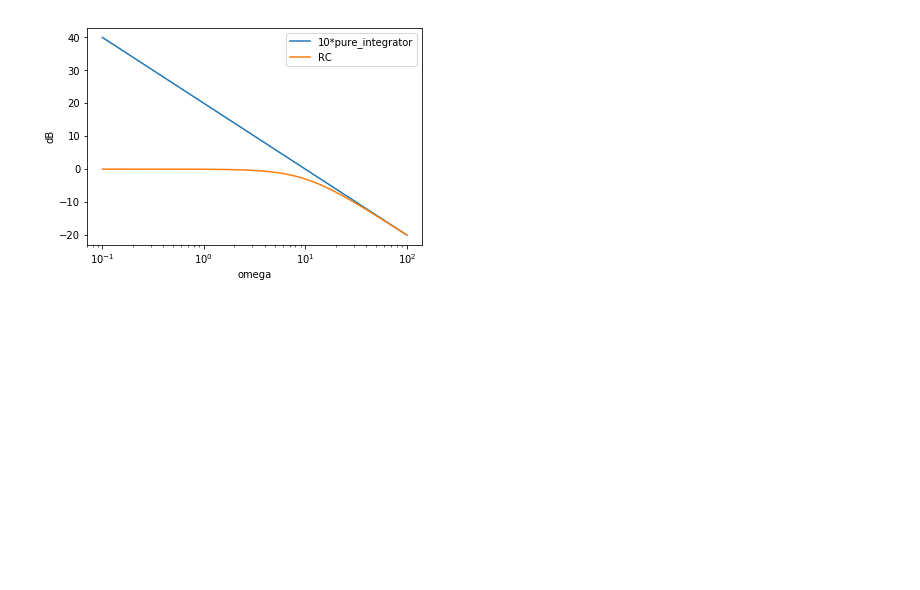
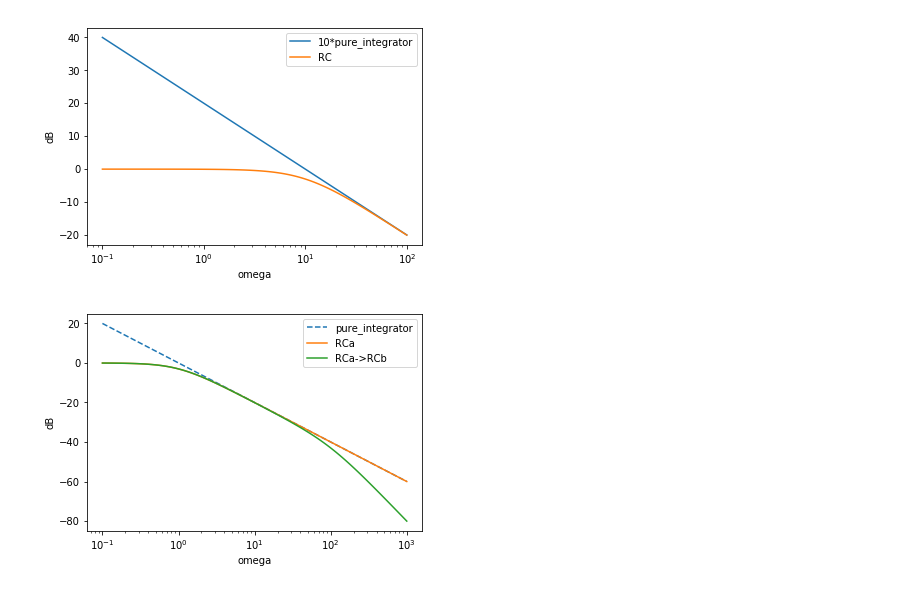
Before and after one commit to acidbourbon/lab_bench, a Jupyter notebook: workdir/jupyter/software_examples/RC_filter_bode.ipynb, the cells around one changed output. Drawn from its saved outputs; the diff is of its cells as text; code cells hidden in the pictures; blank space fills up the shorter version.

Commit message:
RC and CR filter theoretical bode diagrams

```diff
--- a/workdir/jupyter/software_examples/RC_filter_bode.ipynb
+++ b/workdir/jupyter/software_examples/RC_filter_bode.ipynb
@@ -56,3 +56,34 @@ plt.legend()
 plt.show()
 # %% [output]
 [figure]
+# %%
+##################################################
+##                  two pole RC                 ##
+##################################################
+
+
+omega_min = 0.1
+omega_max = 1000
+omega_steps = 100
+x = np.linspace(np.log10(omega_min),np.log10(omega_max),omega_steps)
+omega = 10**x
+
+s = omega*1j
+
+# first pole
+RCa = 1
+
+# second pole
+RCb = 0.01
+
+plt.plot(omega,dB(1/(s)),"--",label="pure_integrator")
+plt.plot(omega,dB(1/(1+RCa*s)),label="RCa")
+plt.plot(omega,dB(1/(1+RCa*s)*1/(1+RCb*s)),label="RCa->RCb")
+plt.xlabel("omega")
+plt.ylabel("dB")
+plt.xscale("log")
+plt.yscale("linear")
+plt.legend()
+plt.show()
+# %% [output]
+[figure, added]
```
Also changed, not shown: parts of 1 cell of this notebook.
